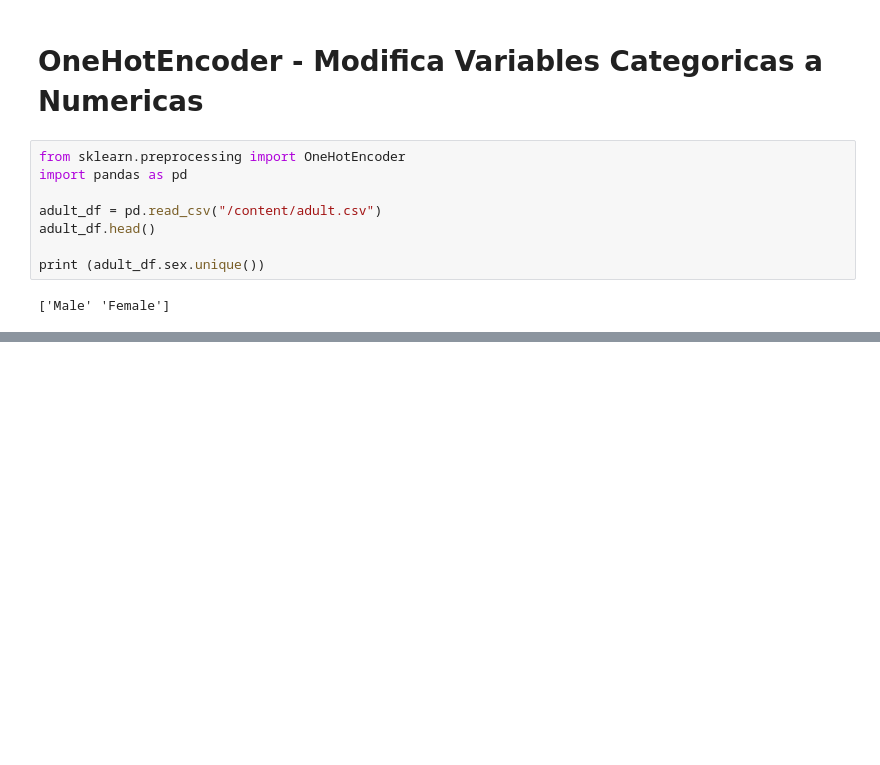
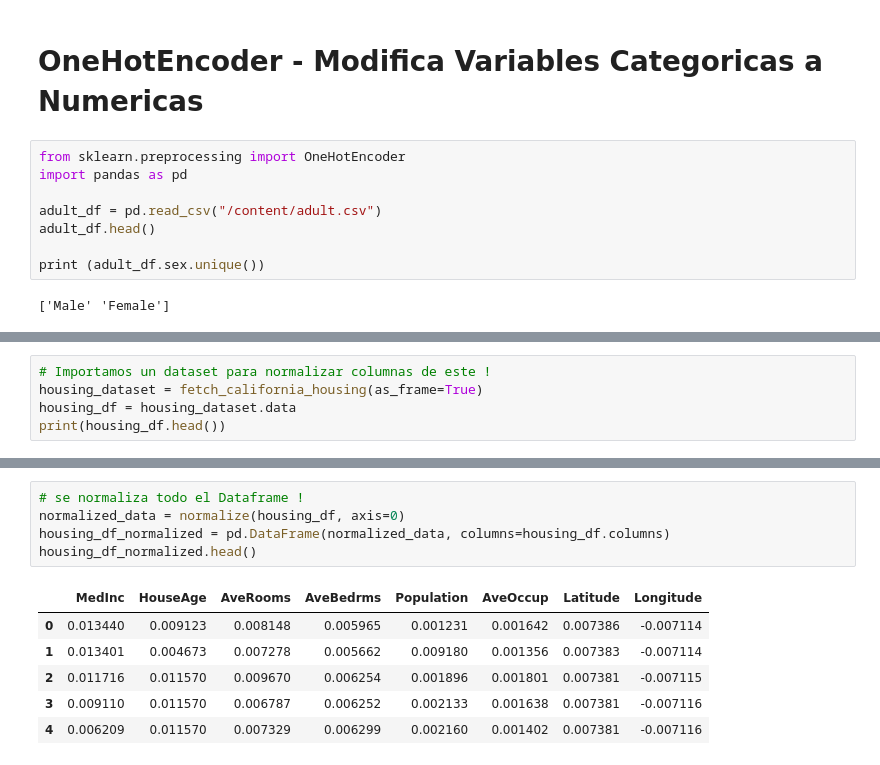
Before and after one commit to AngelTroncoso/Scikit-Lear, a Jupyter notebook: Scikit_Learn.ipynb, the cells around one changed output, grey strips where cells are left out. Cells and saved outputs as stored; diff of their text form; blank space fills up the shorter version.

```diff
--- a/Scikit_Learn.ipynb
+++ b/Scikit_Learn.ipynb
@@ -177,0 +190,5 @@ adul_df.head()
+# %%
+# Importamos un dataset para normalizar columnas de este !
+housing_dataset = fetch_california_housing(as_frame=True)
+housing_df = housing_dataset.data
+print(housing_df.head())
@@ -177,0 +216,12 @@ adul_df.head()
+# %%
+# se normaliza todo el Dataframe !
+normalized_data = normalize(housing_df, axis=0)
+housing_df_normalized = pd.DataFrame(normalized_data, columns=housing_df.columns)
+housing_df_normalized.head()
+# %% [output]
+|  | MedInc | HouseAge | AveRooms | AveBedrms | Population | AveOccup | Latitude | Longitude |
+| 0 | 0.013440 | 0.009123 | 0.008148 | 0.005965 | 0.001231 | 0.001642 | 0.007386 | -0.007114 |
+| 1 | 0.013401 | 0.004673 | 0.007278 | 0.005662 | 0.009180 | 0.001356 | 0.007383 | -0.007114 |
+| 2 | 0.011716 | 0.011570 | 0.009670 | 0.006254 | 0.001896 | 0.001801 | 0.007381 | -0.007115 |
+| 3 | 0.009110 | 0.011570 | 0.006787 | 0.006252 | 0.002133 | 0.001638 | 0.007381 | -0.007116 |
+| 4 | 0.006209 | 0.011570 | 0.007329 | 0.006299 | 0.002160 | 0.001402 | 0.007381 | -0.007116 |
```
Also changed, not shown: parts of 6 cells of this notebook.
